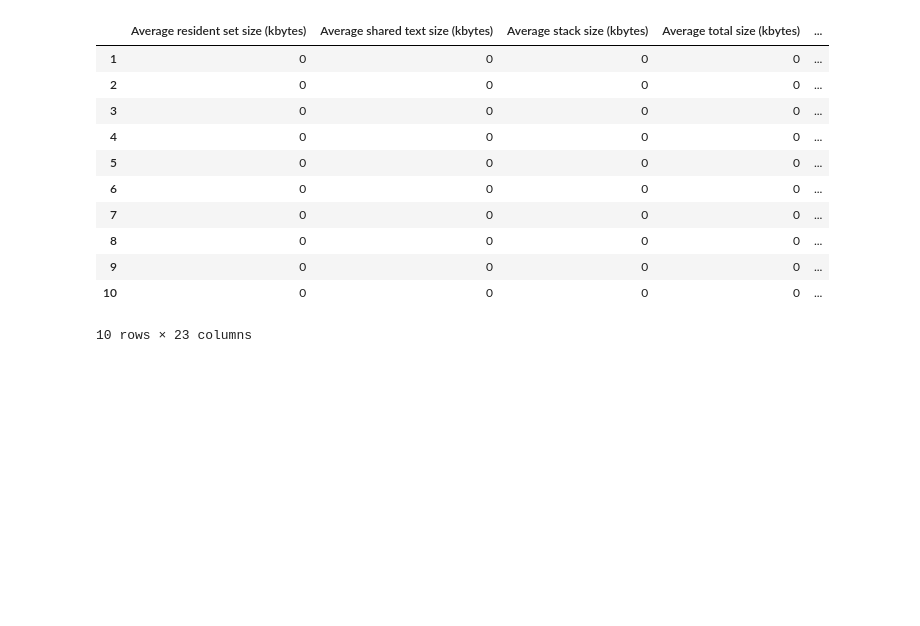
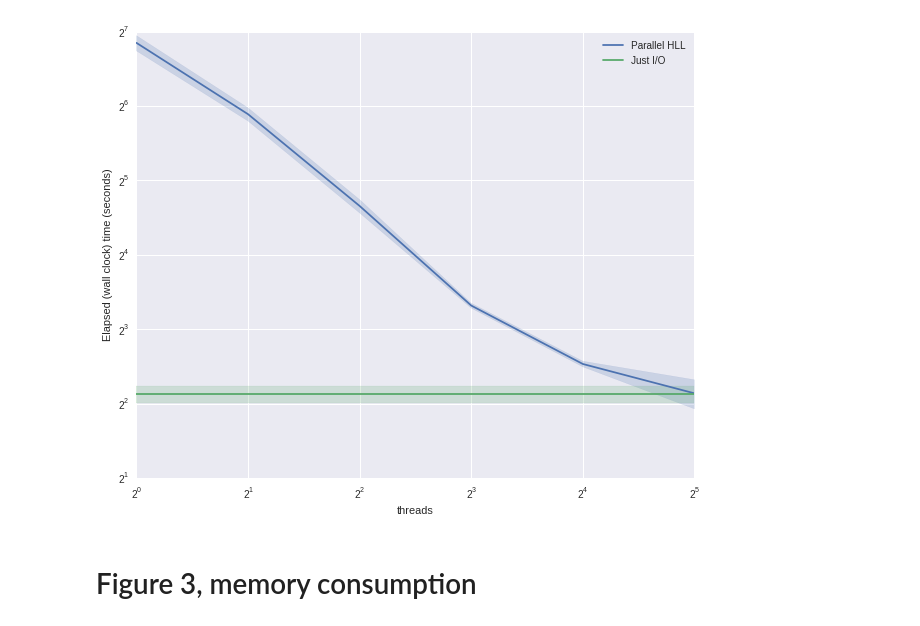
Before and after one commit to luizirber/2014-hll-counter, a Jupyter notebook: notebooks/Figures.ipynb, the cells around one changed output. Cells and saved outputs as stored; diff of their text form; code cells hidden in the pictures; blank space fills up the shorter version.

```diff
--- a/notebooks/Figures.ipynb
+++ b/notebooks/Figures.ipynb
@@ -4,4 +9,5 @@ import seaborn as sns
 # %%
 %run ../scripts/bench_to_csv.py
 # %%
-summary = parse_exp('just-io', range(1, 11), dir='../benchmarks')
+summary_io = parse_exp('just-io', range(1, 11), dir='../benchmarks')
+summary_hll = parse_exp('unique-kmers', range(1, 11), threads=[1, 2, 4, 8, 16, 32], dir='../benchmarks')
@@ -46,15 +14,30 @@ summary_hll = parse_exp('unique-kmers', range(1, 11), threads=[1, 2, 4, 8, 16, 3
-# %%
-summary_hll
-# %% [output]
-|  | Average resident set size (kbytes) | Average shared text size (kbytes) | Average stack size (kbytes) | Average total size (kbytes) | ... |
-| 1 | 0 | 0 | 0 | 0 | ... |
-| 2 | 0 | 0 | 0 | 0 | ... |
-| 3 | 0 | 0 | 0 | 0 | ... |
-| 4 | 0 | 0 | 0 | 0 | ... |
-| 5 | 0 | 0 | 0 | 0 | ... |
-| 6 | 0 | 0 | 0 | 0 | ... |
-| 7 | 0 | 0 | 0 | 0 | ... |
-| 8 | 0 | 0 | 0 | 0 | ... |
-| 9 | 0 | 0 | 0 | 0 | ... |
-| 10 | 0 | 0 | 0 | 0 | ... |
-10 rows × 23 columns
+# %%
+threads = [1, 2, 4, 8, 16, 32]
+constant_line_walltime = None
+for t in threads:
+    df = summary_io[['replicate', 'Elapsed (wall clock) time (seconds)', 'threads']].copy()
+    df['threads'] = t
+    df['condition'] = 'Just I/O'
+    if constant_line is None:
+        constant_line_walltime = df
+    else:
+        constant_line_walltime = constant_line_walltime.append(df, ignore_index=True)
+
+plot_hll = summary_hll[['replicate', 'Elapsed (wall clock) time (seconds)', 'threads']].copy()
+plot_hll['condition'] = 'Parallel HLL'
+
+plot_data = plot_hll.append(constant_line_walltime, ignore_index=True)
+# %%
+fig = plt.figure(figsize=(10, 8))
+ax = fig.gca()
+sns.tsplot(plot_data, ax=ax,
+           time="threads", unit='replicate', condition='condition',
+           value="Elapsed (wall clock) time (seconds)")
+ax.set_xscale("log", basex=2)
+ax.set_yscale("log", basey=2)
+ax.legend(loc='best')
+fig.savefig('../manuscript/figures/io_bound.eps')
+# %% [output]
+[figure, added]
+# %% [markdown]
+# Figure 3, memory consumption
```
Also changed, not shown: parts of 11 cells of this notebook, 1 other file.
